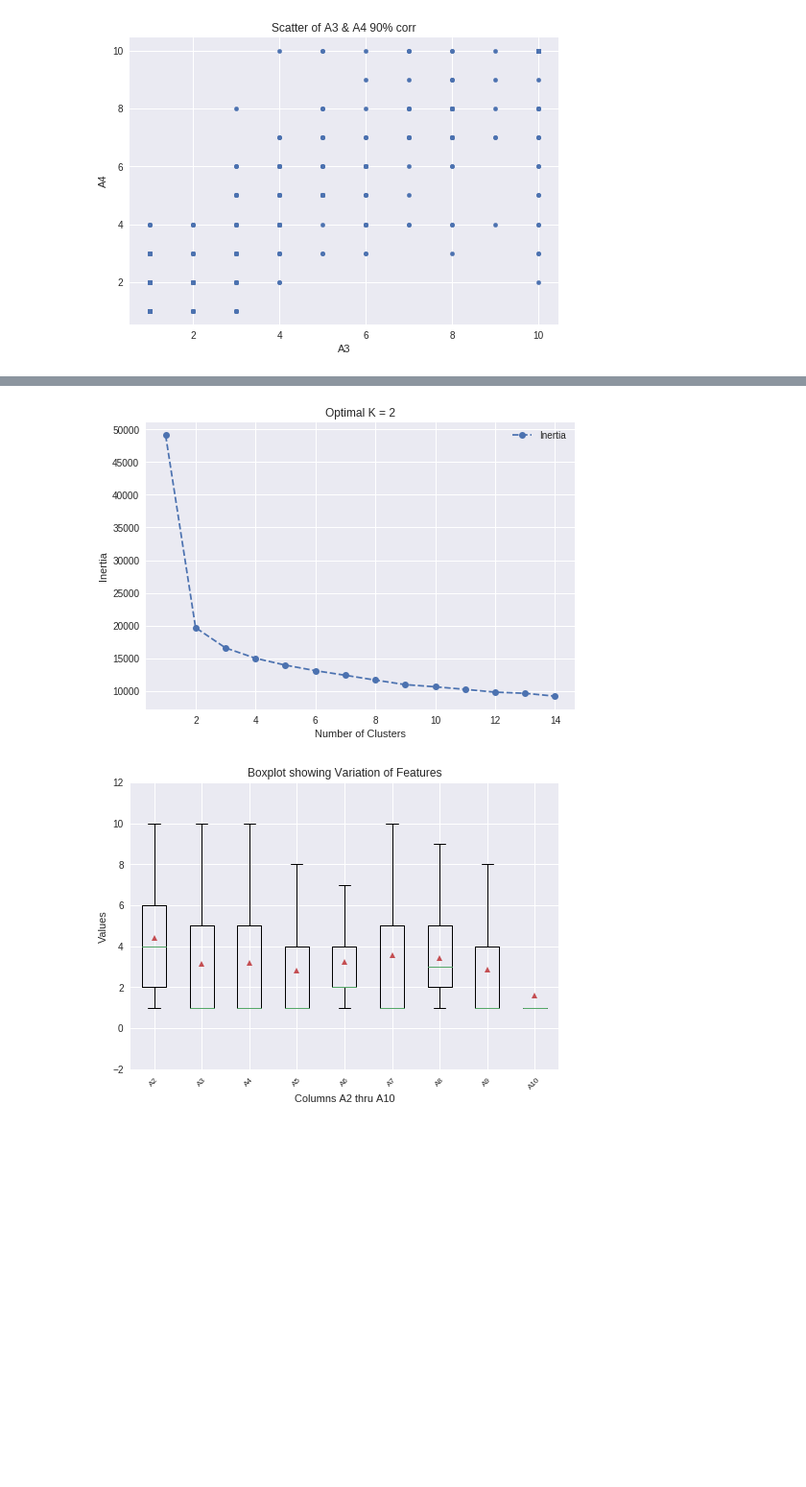
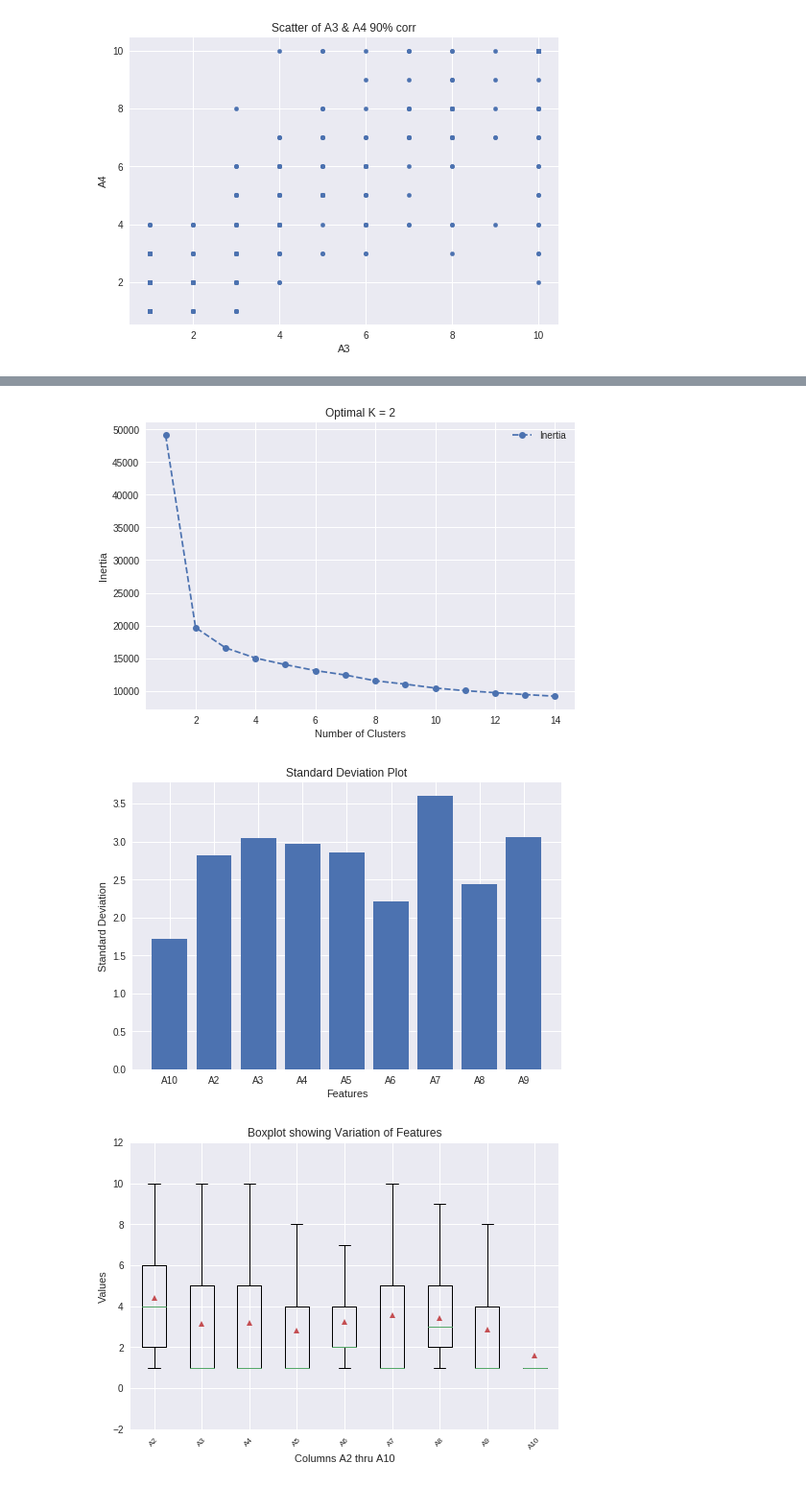
Before and after one commit to Python-Charmer/Final-Project-Team-Python-Charmer, a Jupyter notebook: Phase2/Code/FinalProject.ipynb, the cells around one changed output, grey strips where cells are left out. Shown at 96% size. Drawn from its saved outputs; the diff is of its cells as text; code cells hidden in the pictures; blank space fills up the shorter version.

```diff
--- a/Phase2/Code/FinalProject.ipynb
+++ b/Phase2/Code/FinalProject.ipynb
@@ -73,7 +73,19 @@ def find_optimal_K(X):
   ax.set_ylabel("Inertia")
 # %%
 # Plotting box plot to understand the data variance
-def sd_plot(df):
+def sd_plot(X):
+  dt = pd.DataFrame(X.std()).sort_values(by = 0, ascending = False)
+  dt.reset_index()
+  fig, ay = plt.subplots()
+  x_val = dt.index
+  y_val = dt[0].values
+  ay.bar(x = x_val, height = y_val)
+  ay.set_xlabel("Features")
+  ay.set_ylabel("Standard Deviation")
+  ay.set_title("Standard Deviation Plot")
+
+
+def var_plot(df):
   # Box plot showing variation of the columns A2:A10
   data = []
   for i in range(1, 10):
@@ -146,7 +158,8 @@ y = df['Class']
 get_mids(X)
 lables(4,df)
 find_optimal_K(X)
-sd_plot(df)
+sd_plot(X)
+var_plot(df)
 get_centers(X)
 lables(2,df)
 # %% [output]
@@ -167,8 +180,9 @@ lables(2,df)
 3         7  64
 
  Below is the intertia chart
 [figure]
-[figure, old version]
+[figure, new version]
+[figure, added]
  Below are the centers of K = 2 clusters
 
 
```
Also changed, not shown: parts of 2 cells of this notebook.
